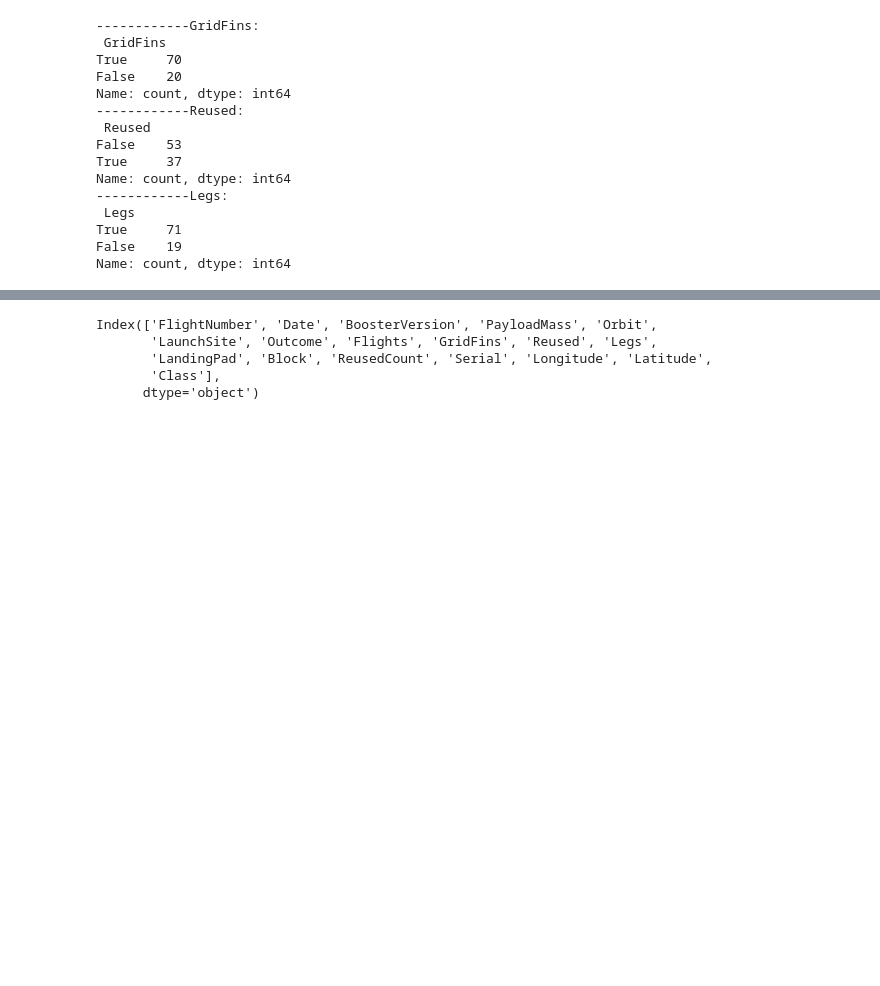
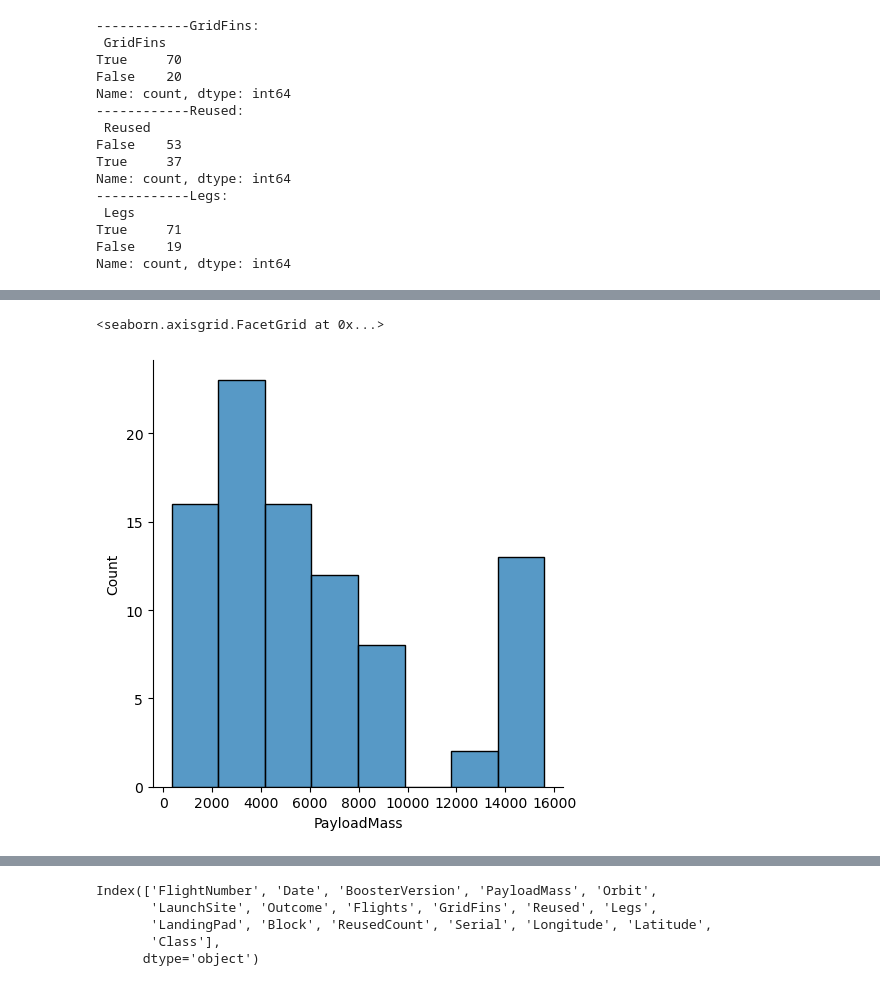
Before and after one commit to strumer69/Space_X-_rockets, a Jupyter notebook: space_x_falcon.ipynb, the cells around one changed output, grey strips where cells are left out. Cells and saved outputs as stored; diff of their text form; code cells hidden in the pictures; blank space fills up the shorter version.

```diff
--- a/space_x_falcon.ipynb
+++ b/space_x_falcon.ipynb
@@ -461,0 +569,6 @@ Name: count, dtype: int64
+# %%
+#to visualize the number of flight proportional to Payload (for numerical data)
+sns.displot(df['PayloadMass'])
+# %% [output]
+<seaborn.axisgrid.FacetGrid at 0x...>
+[figure, added]
```
Also changed, not shown: parts of 12 cells of this notebook.
